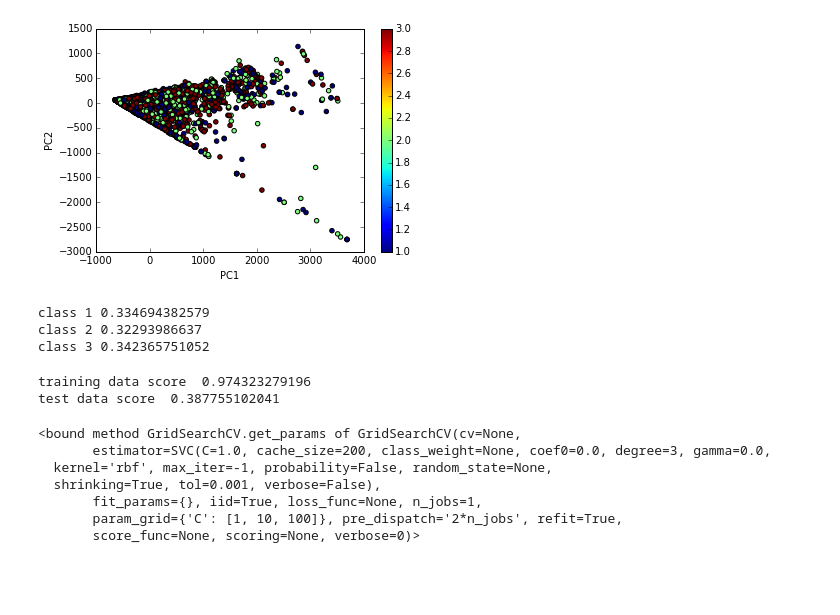
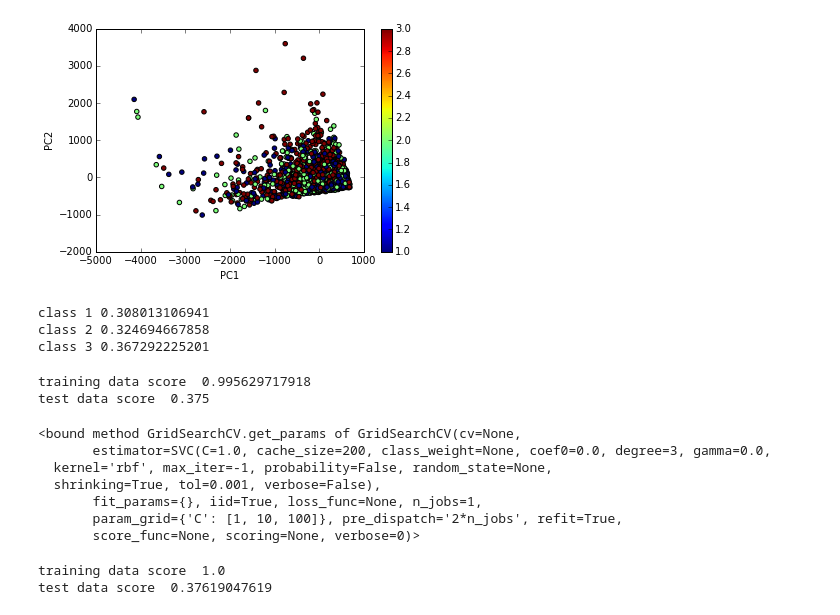
Before and after one commit to ahuja0007/team_citation, a Jupyter notebook: Inspire_analysis_sam.ipynb, the cells around one changed output. Cells and saved outputs as stored; diff of their text form; code cells hidden in the pictures; blank space fills up the shorter version.

```diff
--- a/Inspire_analysis_sam.ipynb
+++ b/Inspire_analysis_sam.ipynb
@@ -25,3 +25,8 @@ inspire_data.head()
 | http://arxiv.org/abs/astro-ph/930... | [u'Zaggia, S. R.', u'Capaccioli, ... | 16 | 8 | 6 | Astronomy and Astrophysics | [u'High resolution kinematics of ... | 1993 | 27 | 0.000266 | ... |
 | http://arxiv.org/abs/astro-ph/940... | [u'Pijpers, F. P.', u'Wanders, I.'] | 26 | NaN | 16 | Monthly Notices of the Royal Astr... | [u'Reverberation mapping of activ... | 1994 | 32 | 0.000030 | ... |
 | http://arxiv.org/abs/astro-ph/950... | [u'van Kerkwijk, M. H.', u'Kulkar... | 23 | NaN | 6 | The Astrophysical Journal | [u'Spectroscopy of the White Dwar... | 1995 | 41 | 0.003102 | ... |
+# %%
+good_df=pd.DataFrame.from_csv('good_df2.csv')
+
+inspire_data=inspire_data.merge(good_df[['Arxiv_key','h_index','m_index','e_index','i10_index','g_index','tori_index','riq_index']],right_on=['Arxiv_key'],left_index=True)
+inspire_data.head()
@@ -28,6 +41,6 @@ inspire_data.head()
 # %%
 inspire_data['author_counts']=map(lambda x: len(x.strip('[]').split(','))*1.0/2,inspire_data['Author'])
-numeric_components=inspire_data[['Figures','Pages','Year','Pub_cit_median','Avg_Cens','Avg_Cols','Avg_Pubs','Max_Cens','Max_Cols','Max_Pubs','Min_Cens','Min_Cols','Min_Pubs','author_counts','Citation_count']]
+numeric_components=inspire_data[['Figures','Pages','Year','Pub_cit_median','Avg_Cens','Avg_Cols','Avg_Pubs','Max_Cens','Max_Cols','Max_Pubs','Min_Cens','Min_Cols','Min_Pubs','author_counts','Citation_count','h_index','m_index','e_index','i10_index','g_index','tori_index','riq_index']]
 print len(numeric_components)
 numeric_components=numeric_components.dropna()
 print len(numeric_components)
@@ -58,30 +71,30 @@ def class_citations(element):
 # %%
 #PC analysis
 from sklearn.decomposition import PCA
-params=['Figures','Pages','Year','Pub_cit_median','Avg_Cens','Avg_Cols','Avg_Pubs','Max_Cens','Max_Cols','Max_Pubs','Min_Cens','Min_Cols','Min_Pubs','author_counts']
+params=['Figures','Pages','Year','Pub_cit_median','Avg_Cens','Avg_Cols','Avg_Pubs','Max_Cens','Max_Cols','Max_Pubs','Min_Cens','Min_Cols','Min_Pubs','author_counts','h_index','m_index','e_index','i10_index','g_index','tori_index','riq_index']
 target_classes=np.array(map(class_citations,target))
 
 X_train, X_test, y_train, y_test = cross_validation.train_test_split(numeric_components[params], target_classes, test_size=0.2, random_state=0)
 
 
 pca=PCA(n_components=2, copy=True, whiten=False)
 
 X_new=pca.fit_transform(X_train)
 plt.scatter(X_new[:,0],X_new[:,1],s=20, c=y_train)
 plt.colorbar()
 plt.xlabel('PC1')
 plt.ylabel('PC2')
 plt.show()
 # %% [output]
-[figure, old version]
+[figure, new version]
 # %%
 print "class 1",list(target_classes).count(1)*1.0/len(target_classes)
 print "class 2",list(target_classes).count(2)*1.0/len(target_classes)
 print "class 3",list(target_classes).count(3)*1.0/len(target_classes)
 # %% [output]
-class 1 0.334694382579
-class 2 0.32293986637
-class 3 0.342365751052
+class 1 0.308013106941
+class 2 0.324694667858
+class 3 0.367292225201
 # %%
 #helper function to get all subsets
 def powerset(iterable):
@@ -90,7 +103,7 @@ def powerset(iterable):
 # %%
 from sklearn import svm, grid_search
 
-X_train, X_test, y_train, y_test = cross_validation.train_test_split(numeric_components[params], target_classes, test_size=0.2, random_state=0)
+X_train, X_test, y_train, y_test = cross_validation.train_test_split(numeric_components[params], target_classes, test_size=0.25, random_state=0)
 
 pca=PCA(n_components=5, copy=True, whiten=False)
 X_train_new=pca.fit_transform(X_train)
@@ -104,8 +117,8 @@ clf.fit(X_train_new,y_train)
 print "training data score ", clf.score(X_train_new,y_train)
 print "test data score ", clf.score(X_test_new,y_test)
 # %% [output]
-training data score  0.974323279196
-test data score  0.387755102041
+training data score  0.995629717918
+test data score  0.375
 # %%
 clf.get_params
 # %% [output]
@@ -116,6 +129,17 @@ clf.get_params
        fit_params={}, iid=True, loss_func=None, n_jobs=1,
        param_grid={'C': [1, 10, 100]}, pre_dispatch='2*n_jobs', refit=True,
        score_func=None, scoring=None, verbose=0)>
+# %%
+X_train, X_test, y_train, y_test = cross_validation.train_test_split(numeric_components[params], target_classes, test_size=0.25, random_state=0)
+
+svr = svm.SVC()
+clf = grid_search.GridSearchCV(svr,{'C':[1, 10,100]})
+clf.fit(X_train,y_train)
+print "training data score ", clf.score(X_train,y_train)
+print "test data score ", clf.score(X_test,y_test)
+# %% [output]
+training data score  1.0
+test data score  0.37619047619
 # %%
 from sklearn.ensemble import GradientBoostingClassifier
 
```
Also changed, not shown: parts of 10 cells of this notebook.
